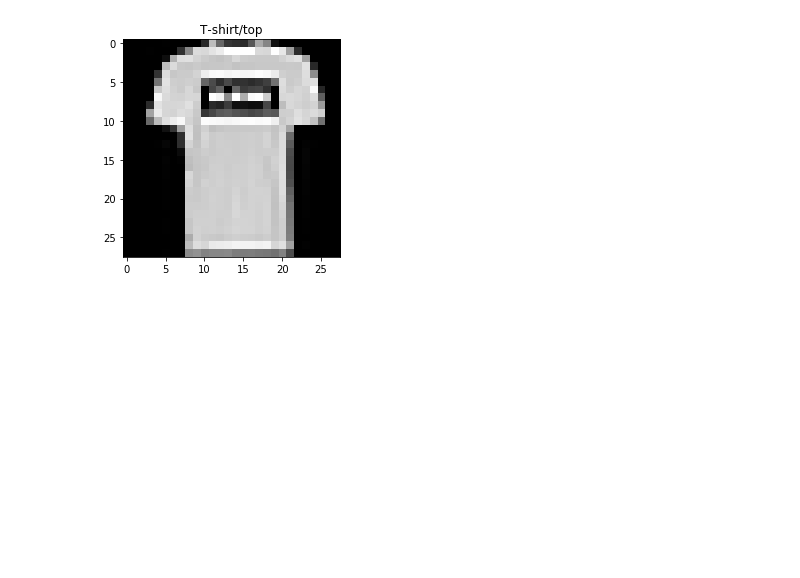
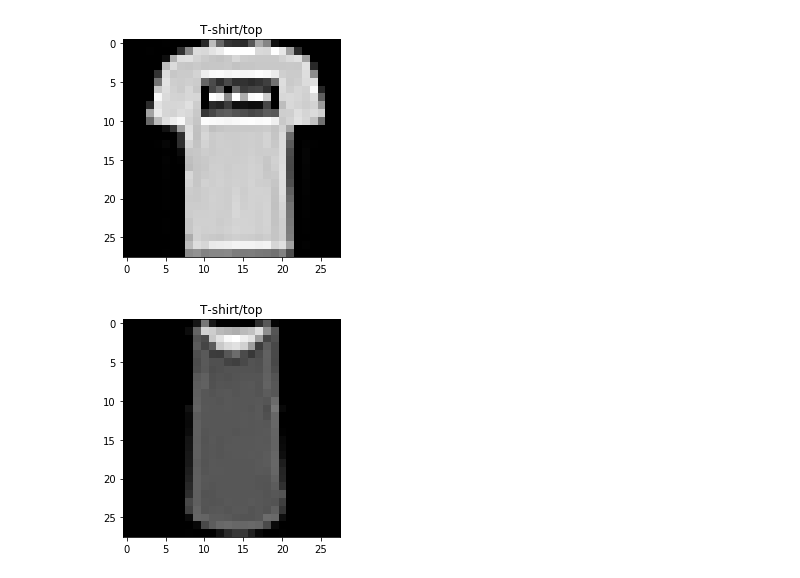
Before and after one commit to sandeulsandeul/penguin-bro-3min-deep-learning, a Jupyter notebook: 4.DNN/4.1 Fashion MNIST 데이터셋 알아보기 .ipynb, the cells around one changed output. Saved outputs shown, nothing was run; the diff lists cells and outputs as text; code cells hidden in the pictures; blank space fills up the shorter version.

```diff
--- a/4.DNN/4.1 Fashion MNIST 데이터셋 알아보기 .ipynb
+++ b/4.DNN/4.1 Fashion MNIST 데이터셋 알아보기 .ipynb
@@ -135,3 +135,12 @@ plt.show()
 #이미지를 확인
 # %% [output]
 [figure]
+# %%
+idx = 2
+item_img = images[idx]
+item_npimg = item_img.squeeze().numpy()
+plt.title(CLASSES[labels[idx].item()])
+plt.imshow(item_npimg, cmap='gray')
+plt.show()
+# %% [output]
+[figure, added]
```
Also changed, not shown: parts of 1 cell of this notebook, 2 other files.
